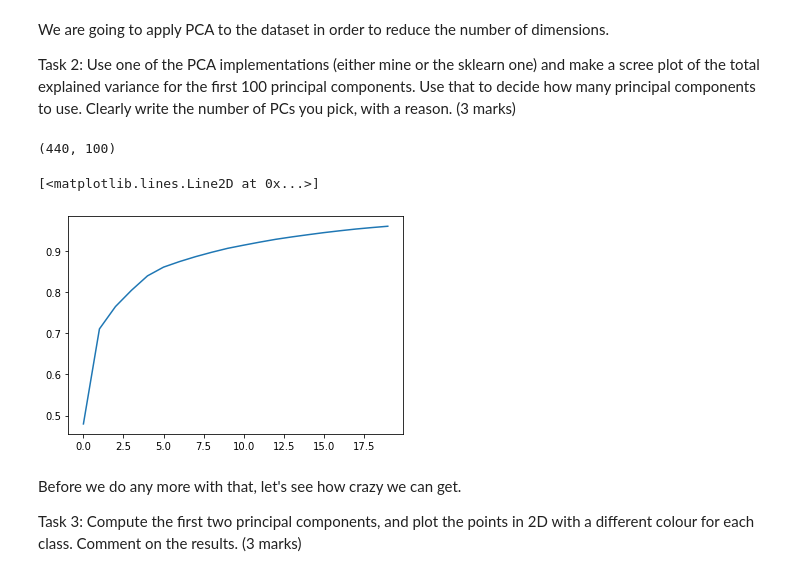
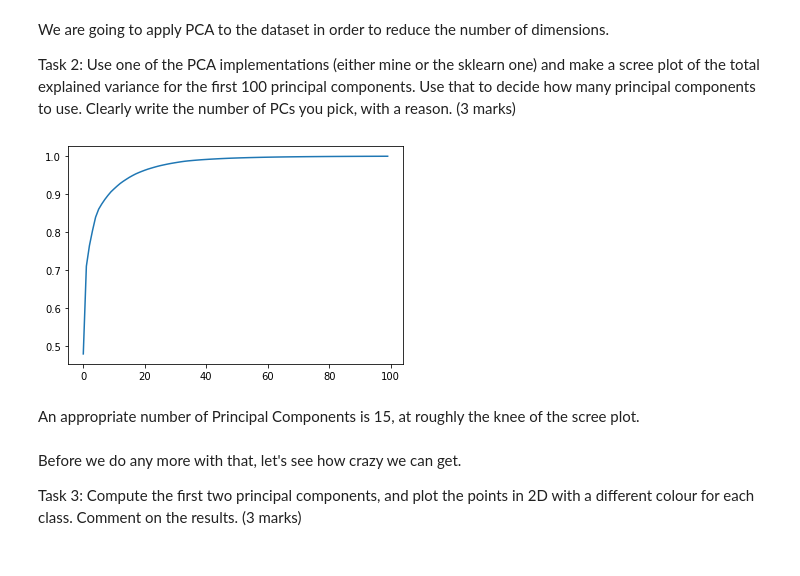
Before and after one commit to jaydenhooper/Leaves-PCA, a Jupyter notebook: Assignment4.ipynb, the cells around one changed output. Drawn from its saved outputs; the diff is of its cells as text; code cells hidden in the pictures.

```diff
--- a/Assignment4.ipynb
+++ b/Assignment4.ipynb
@@ -34,8 +125,29 @@ Task 2: Use one of the PCA implementations (either mine or the sklearn one) and
 # %%
+# Here is PCA
+
+# Subtract off the mean with the classes removed.
+data = clean_leaves - mean_leaf
+
+# Compute the covariance matrix
+C = np.cov(data.T)
+
+# Get the eigenvalues and eigenvectors
+evals,evecs = np.linalg.eig(C)
+
+# Now need to sort them into descending order
+indices = np.argsort(evals)
+indices = indices[::-1]
+evecs = evecs[:,indices]
+evals = evals[indices]
+
+# Transform the data
+newdata = np.dot(evecs.T,data.T).T
-# %% [output]
-(440, 100)
-[<matplotlib.lines.Line2D at 0x...>]
-[figure, removed]
+# %%
+plt.plot(np.cumsum(evals)[:100]/np.sum(evals));
+# %% [output]
+[figure, added]
+# %% [markdown]
+An appropriate number of Principal Components is 15, at roughly the knee of the scree plot.
 # %% [markdown]
 Before we do any more with that, let's see how crazy we can get.
 
```
Also changed, not shown: parts of 28 cells of this notebook, 1 other file.
